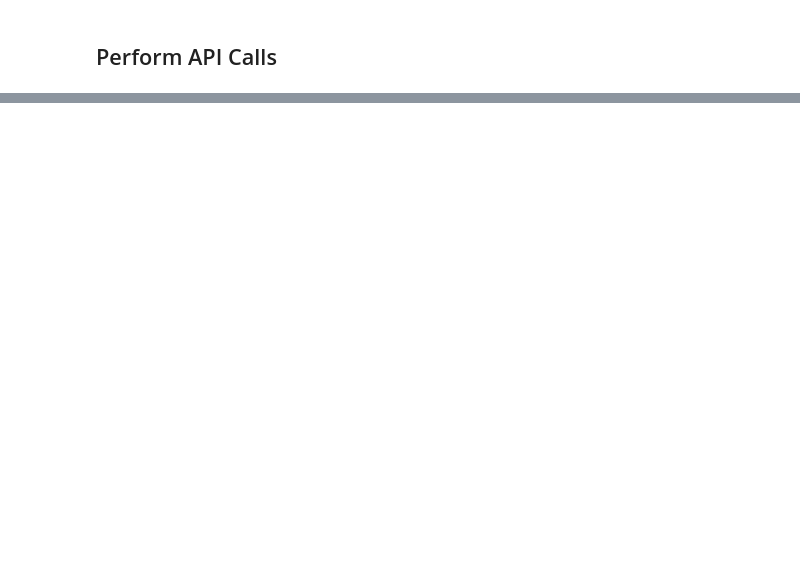
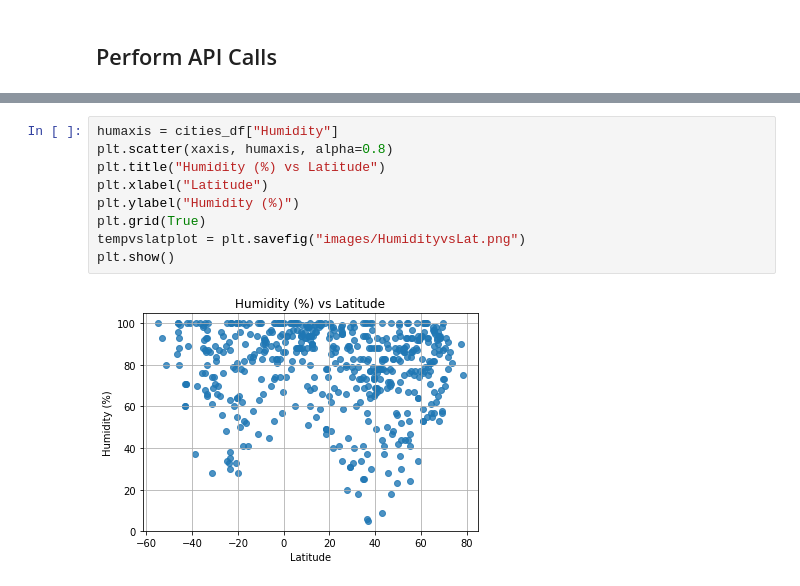
Before and after one commit to idarerick/WeatherPy, a Jupyter notebook: WeatherPy_Darrick.ipynb, the cells around one changed output, grey strips where cells are left out. Cells and saved outputs as stored; diff of their text form; blank space fills up the shorter version.

```diff
--- a/WeatherPy_Darrick.ipynb
+++ b/WeatherPy_Darrick.ipynb
@@ -82,0 +141,11 @@ ValueError: Length of values does not match length of index
+# %%
+humaxis = cities_df["Humidity"]
+plt.scatter(xaxis, humaxis, alpha=0.8)
+plt.title("Humidity (%) vs Latitude")
+plt.xlabel("Latitude")
+plt.ylabel("Humidity (%)")
+plt.grid(True)
+tempvslatplot = plt.savefig("images/HumidityvsLat.png")
+plt.show()
+# %% [output]
+[figure, added]
```
Also changed, not shown: parts of 16 cells of this notebook, 7 other files.
